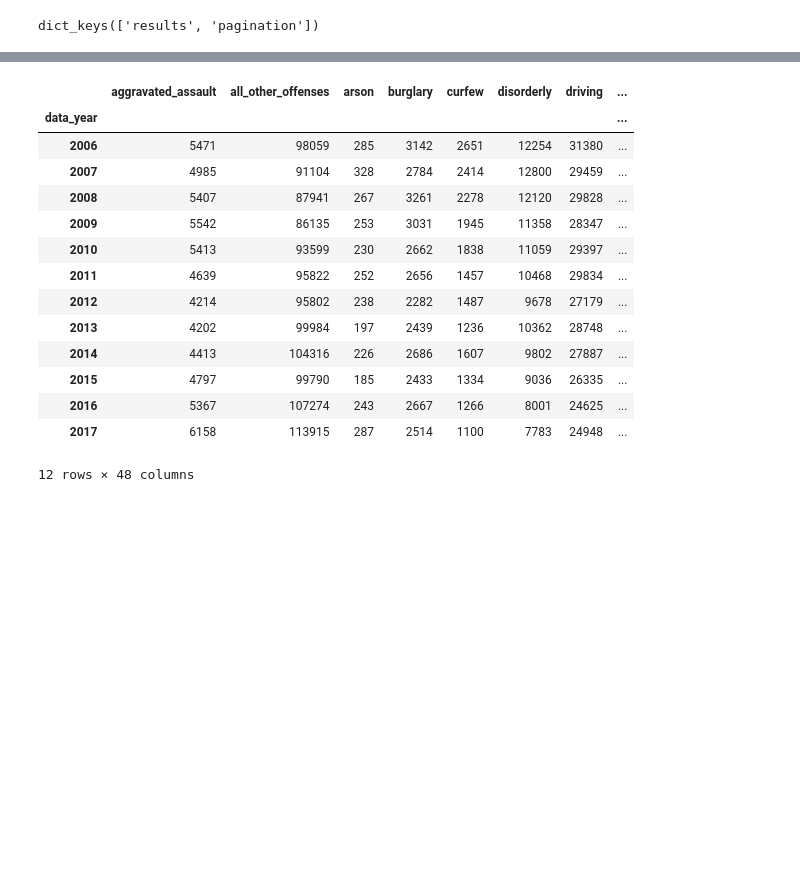
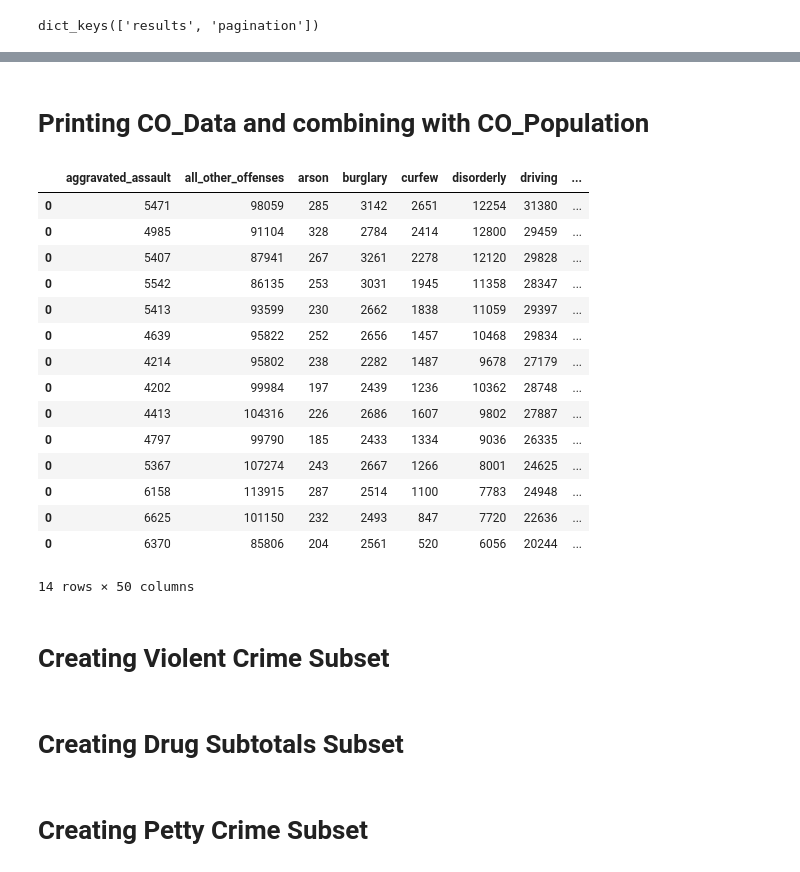
Before and after one commit to julieheadlee/bootcamp_quad, a Jupyter notebook: Colorado_Arrest_Stats_07-19.ipynb, the cells around one changed output, grey strips where cells are left out. Drawn from its saved outputs; the diff is of its cells as text; code cells hidden in the pictures; blank space fills up the shorter version.

```diff
--- a/Colorado_Arrest_Stats_07-19.ipynb
+++ b/Colorado_Arrest_Stats_07-19.ipynb
@@ -5,3 +5,7 @@ import random as random
 from pprint import pprint
 from config import fapi_key
 import pandas as pd
+import numpy as np
+import matplotlib.pyplot as plt
+import seaborn as sns
+colorado1 = pd.read_csv('co_pop_data.csv')
@@ -58,27 +64,31 @@ response_json['results'][0]
+# %% [markdown]
+# Printing CO_Data and combining with CO_Population
 # %%
 df_list = []
 
-for i in range(12):
+for i in range(14):
     temp_df = pd.DataFrame(response_json['results'][i], index=[0])
     df_list.append(temp_df)
-
+co_pop = colorado1['Colorado'].tolist()
 co_data = pd.concat(df_list)
-
-co_data = co_data.set_index('data_year')
+co_data['population'] = co_pop
 co_data
 # %% [output]
 |  | aggravated_assault | all_other_offenses | arson | burglary | curfew | disorderly | driving | ... |
-| data_year |  |  |  |  |  |  |  | ... |
-| 2006 | 5471 | 98059 | 285 | 3142 | 2651 | 12254 | 31380 | ... |
-| 2007 | 4985 | 91104 | 328 | 2784 | 2414 | 12800 | 29459 | ... |
-| 2008 | 5407 | 87941 | 267 | 3261 | 2278 | 12120 | 29828 | ... |
-| 2009 | 5542 | 86135 | 253 | 3031 | 1945 | 11358 | 28347 | ... |
-| 2010 | 5413 | 93599 | 230 | 2662 | 1838 | 11059 | 29397 | ... |
-| 2011 | 4639 | 95822 | 252 | 2656 | 1457 | 10468 | 29834 | ... |
-| 2012 | 4214 | 95802 | 238 | 2282 | 1487 | 9678 | 27179 | ... |
-| 2013 | 4202 | 99984 | 197 | 2439 | 1236 | 10362 | 28748 | ... |
-| 2014 | 4413 | 104316 | 226 | 2686 | 1607 | 9802 | 27887 | ... |
-| 2015 | 4797 | 99790 | 185 | 2433 | 1334 | 9036 | 26335 | ... |
-| 2016 | 5367 | 107274 | 243 | 2667 | 1266 | 8001 | 24625 | ... |
-| 2017 | 6158 | 113915 | 287 | 2514 | 1100 | 7783 | 24948 | ... |
+| 0 | 5471 | 98059 | 285 | 3142 | 2651 | 12254 | 31380 | ... |
+| 0 | 4985 | 91104 | 328 | 2784 | 2414 | 12800 | 29459 | ... |
+| 0 | 5407 | 87941 | 267 | 3261 | 2278 | 12120 | 29828 | ... |
+| 0 | 5542 | 86135 | 253 | 3031 | 1945 | 11358 | 28347 | ... |
+| 0 | 5413 | 93599 | 230 | 2662 | 1838 | 11059 | 29397 | ... |
+| 0 | 4639 | 95822 | 252 | 2656 | 1457 | 10468 | 29834 | ... |
+| 0 | 4214 | 95802 | 238 | 2282 | 1487 | 9678 | 27179 | ... |
+| 0 | 4202 | 99984 | 197 | 2439 | 1236 | 10362 | 28748 | ... |
+| 0 | 4413 | 104316 | 226 | 2686 | 1607 | 9802 | 27887 | ... |
+| 0 | 4797 | 99790 | 185 | 2433 | 1334 | 9036 | 26335 | ... |
+| 0 | 5367 | 107274 | 243 | 2667 | 1266 | 8001 | 24625 | ... |
+| 0 | 6158 | 113915 | 287 | 2514 | 1100 | 7783 | 24948 | ... |
+| 0 | 6625 | 101150 | 232 | 2493 | 847 | 7720 | 22636 | ... |
+| 0 | 6370 | 85806 | 204 | 2561 | 520 | 6056 | 20244 | ... |
-12 rows × 48 columns
+14 rows × 50 columns
+# %% [markdown]
+# Creating Violent Crime Subset
@@ -84,0 +105,2 @@ co_data
+# %% [markdown]
+# Creating Drug Subtotals Subset
@@ -84,0 +118,2 @@ co_data
+# %% [markdown]
+# Creating Petty Crime Subset
```
Also changed, not shown: parts of 6 cells of this notebook, 31 other files.
